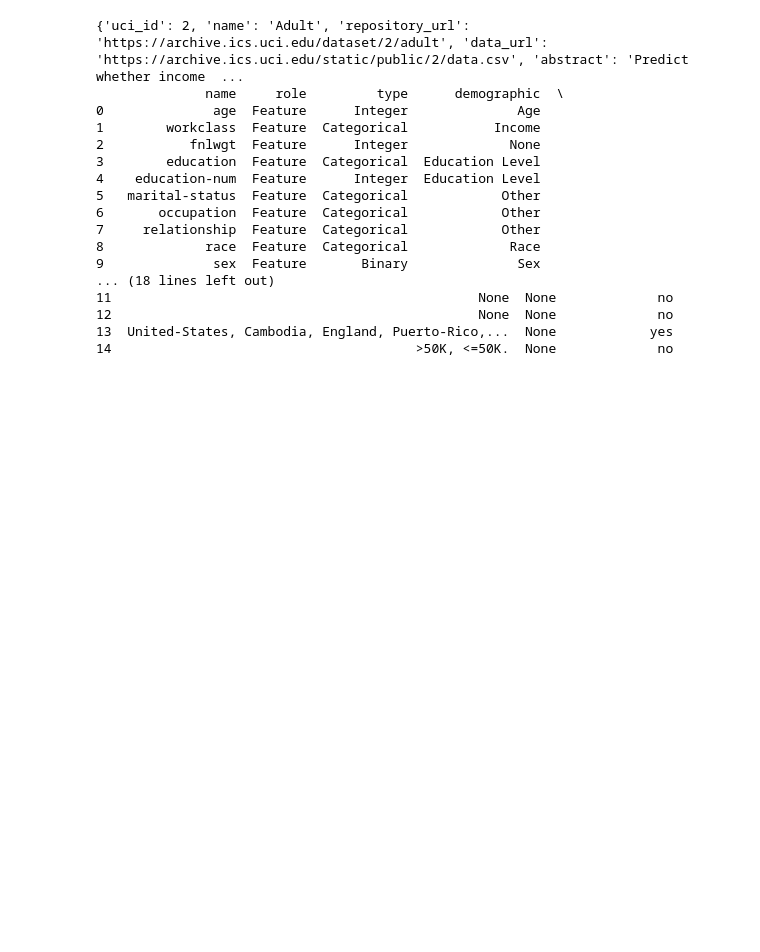
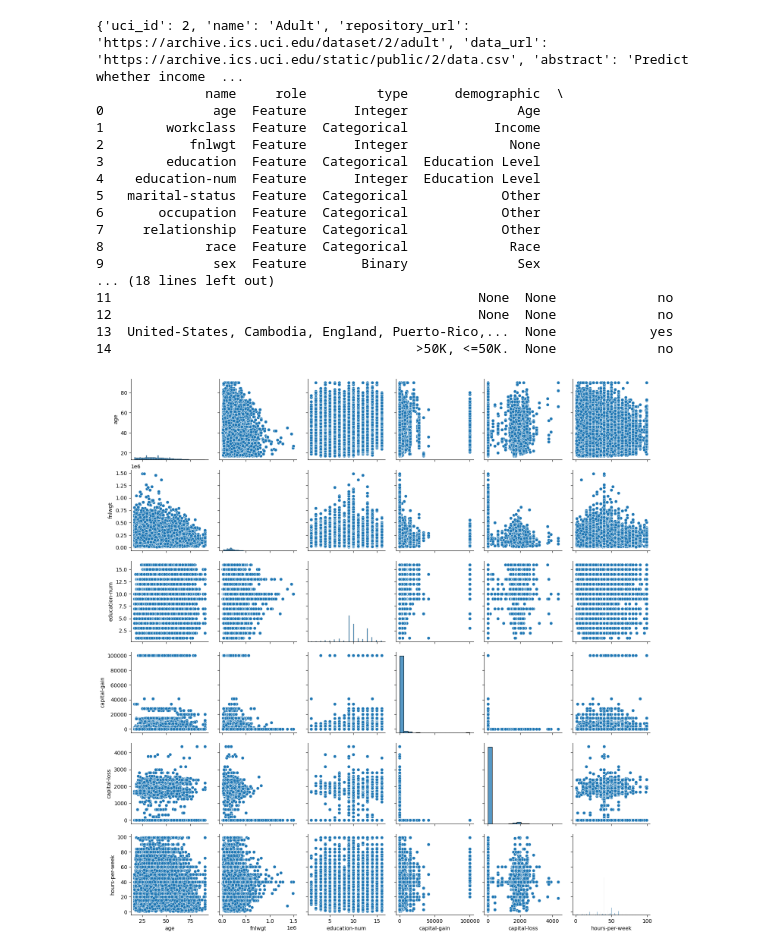
Before and after one commit to nogibjj/IDS705_FinalProject_Lemur_Team, a Jupyter notebook: EDA.ipynb, the cells around one changed output. Saved outputs shown, nothing was run; the diff lists cells and outputs as text; code cells hidden in the pictures; blank space fills up the shorter version.

```diff
--- a/EDA.ipynb
+++ b/EDA.ipynb
@@ -36,3 +37,9 @@ print(adult.variables)
 12                                               None  None             no
 13  United-States, Cambodia, England, Puerto-Rico,...  None            yes
 14                                       >50K, <=50K.  None             no
+# %%
+# pairplot of the dataset
+sns.pairplot(X)
+plt.show()
+# %% [output]
+[figure, added]
```
Also changed, not shown: parts of 10 cells of this notebook, 2 other files.
